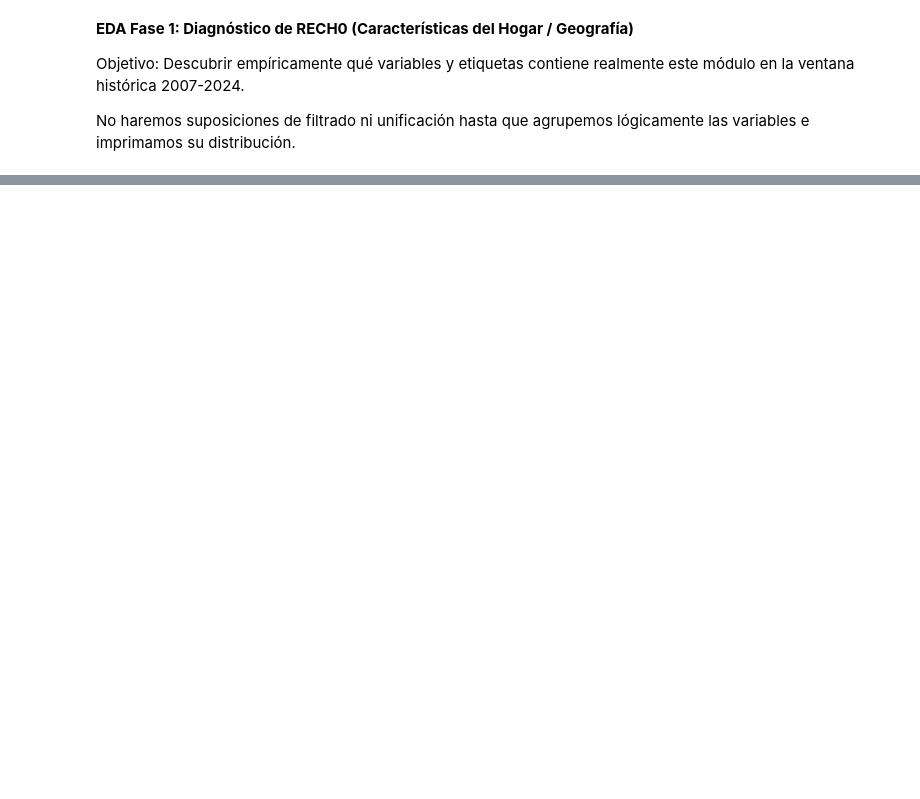
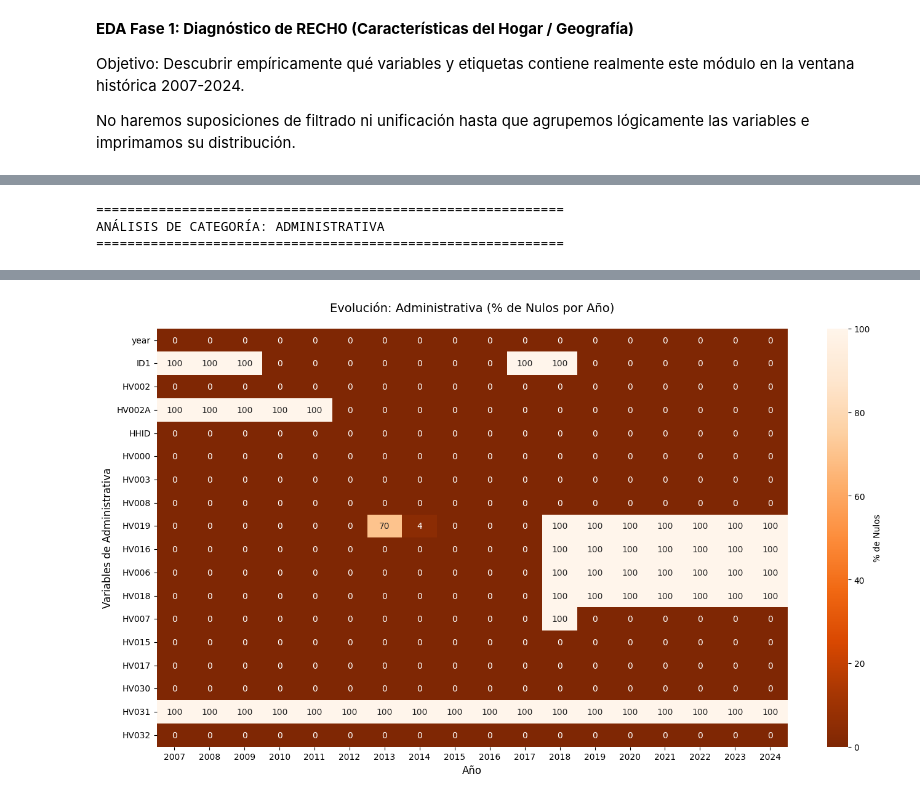
Before and after one commit to abelguevara-upeu/malnutrition-research, a Jupyter notebook: notebooks/01_eda_raw_rech0.ipynb, the cells around one changed output, grey strips where cells are left out. Cells and saved outputs as stored; diff of their text form; code cells hidden in the pictures; blank space fills up the shorter version.

```diff
--- a/notebooks/01_eda_raw_rech0.ipynb
+++ b/notebooks/01_eda_raw_rech0.ipynb
@@ -439,0 +579,7 @@ La categoría demográfica es absolutamente perfecta. Todas las variables clave
+# %%
+# Analizar Administrativa (Naranja)
+analizar_categoria('administrativa', cmap='Oranges_r', figsize=(14, 8))
+# %% [output]
+============================================================
+ANÁLISIS DE CATEGORÍA: ADMINISTRATIVA
+============================================================
@@ -439,0 +603 @@ La categoría demográfica es absolutamente perfecta. Todas las variables clave
+[figure, added]
```
Also changed, not shown: parts of 48 cells of this notebook, 5 other files.
